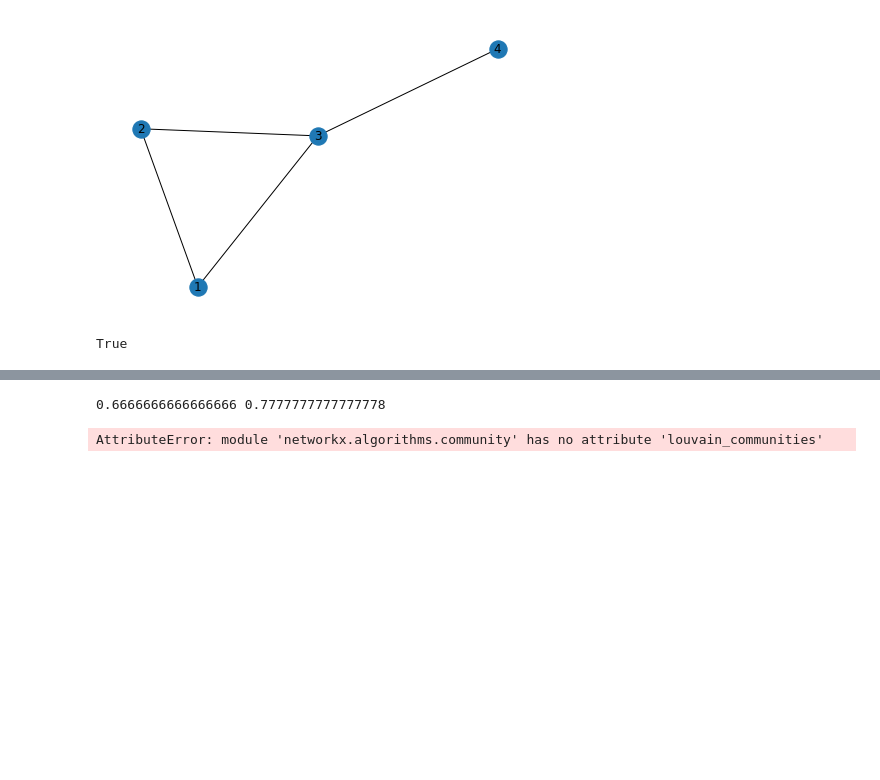
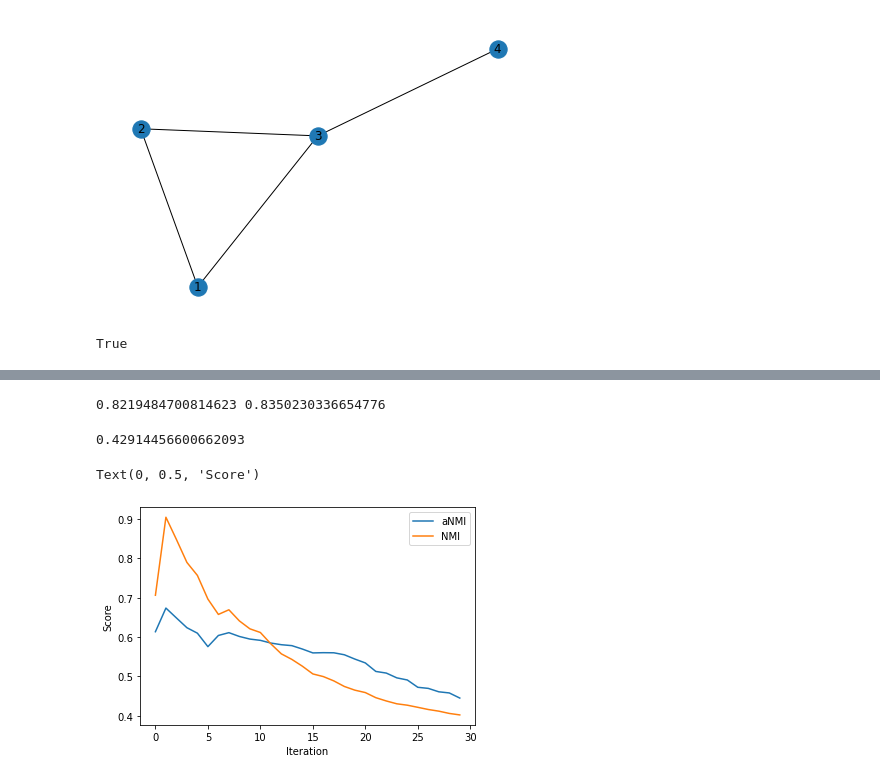
Before and after one commit to user0857/Dissertation, a Jupyter notebook: Community Detection Demo.ipynb, the cells around one changed output, grey strips where cells are left out. Saved outputs shown, nothing was run; the diff lists cells and outputs as text; code cells hidden in the pictures; blank space fills up the shorter version.

Commit message:
Add files via upload
added ideas and codes for adaptive normalized mutual information (aNMI)

```diff
--- a/Community Detection Demo.ipynb
+++ b/Community Detection Demo.ipynb
@@ -308,9 +312,14 @@ def evaluation(true_label, pred_label, G=None):
     return sum(d_eval.values())/len(d_eval)
+# %%
+def adaptive_nmi(true_label, pred_label, G=None):
+    scale_value = scale_check(true_label, pred_label, G)
+    nmi_value = nmi_calculator(true_label, pred_label, G)
+    return (scale_value + nmi_value)/2
 # %%
-print(evaluation([1, 1, 1, 1, 1, 1, 2, 2, 3, 3], [1, 1, 1, 1, 1, 1, 2, 2, 2, 3]),
-evaluation([1, 1, 1, 1, 1, 1, 2, 2, 3, 3], [1, 1, 1, 1, 1, 2, 2, 2, 3, 3]))
+print(adaptive_nmi([1, 1, 1, 1, 1, 1, 2, 2, 3, 3], [1, 1, 1, 1, 1, 1, 2, 2, 2, 3]),
+adaptive_nmi([1, 1, 1, 1, 1, 1, 2, 2, 3, 3], [1, 1, 1, 1, 1, 2, 2, 2, 3, 3]))
 # %% [output]
-0.6666666666666666 0.7777777777777778
+0.8219484700814623 0.8350230336654776
 # %%
 n = 250
 tau1 = 3
@@ -322,6 +331,28 @@ G = LFR_benchmark_graph(
 ground_truth = {frozenset(G.nodes[v]["community"]) for v in G}
 partition = nx_comm.louvain_communities(G)
 
-evaluation(ground_truth, p1, G)
+evaluation(ground_truth, partition, G)
 # %% [output]
-AttributeError: module 'networkx.algorithms.community' has no attribute 'louvain_communities'
+0.42914456600662093
+# %%
+iteration = [i for i in range(30)]
+comp = nx_comm.girvan_newman(G)
+anmi_score_list = [adaptive_nmi(ground_truth, next(comp), G) for i in range(30)]
+
+# Reset the iterator of GN algorithm
+comp = nx_comm.girvan_newman(G)
+nmi_score_list = [nmi_calculator(ground_truth, next(comp), G) for i in range(30)]
+
+
+plt.plot(iteration, anmi_score_list, label = "aNMI")
+plt.plot(iteration, nmi_score_list, label = "NMI")
+plt.legend()
+
+plt.xlabel('Iteration')
+plt.ylabel('Score')
+
+# best_score_index = eval_score_list.index(max(eval_score_list))
+# best_score = max(eval_score_list)
+# %% [output]
+Text(0, 0.5, 'Score')
+[figure, added]
```
Also changed, not shown: parts of 8 cells of this notebook.
